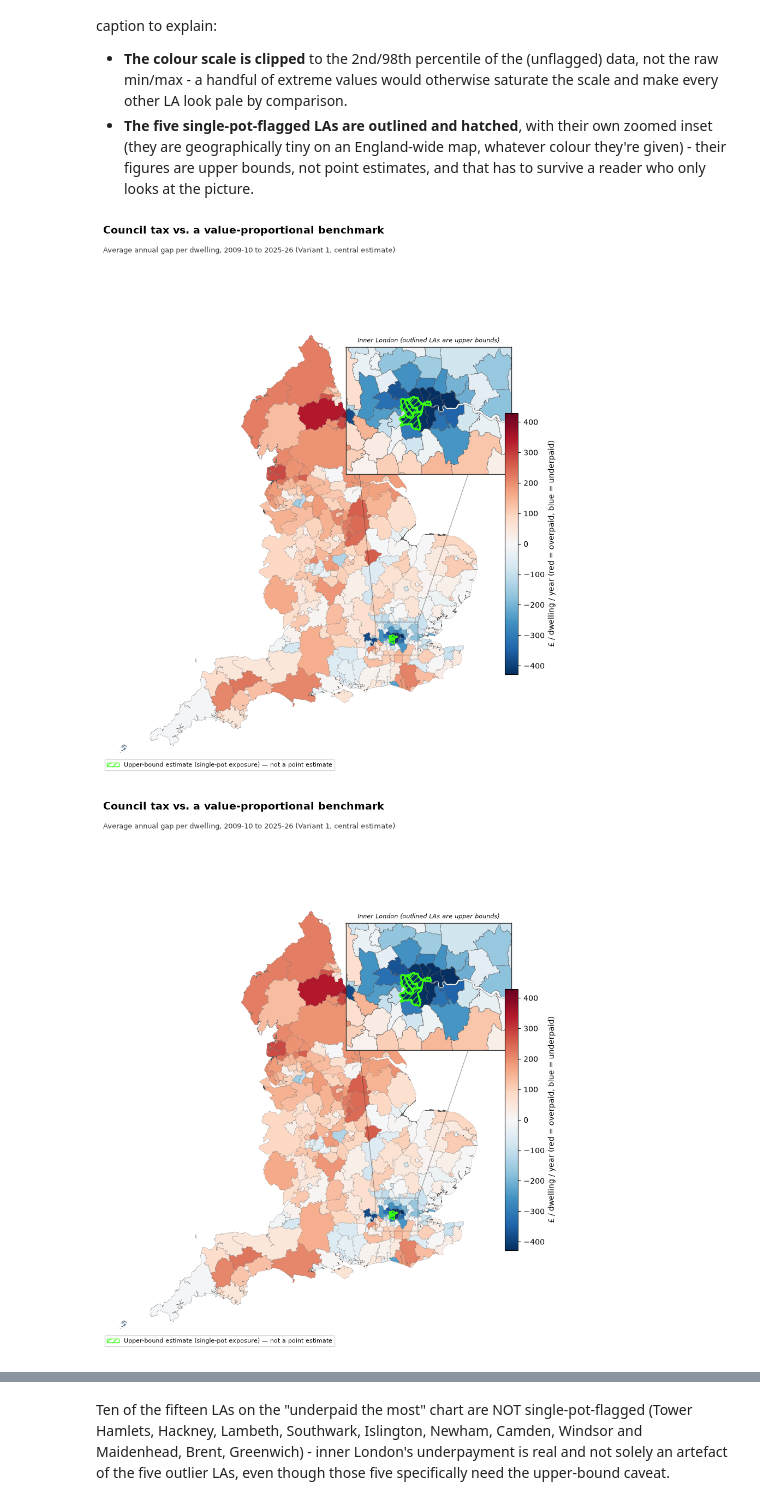
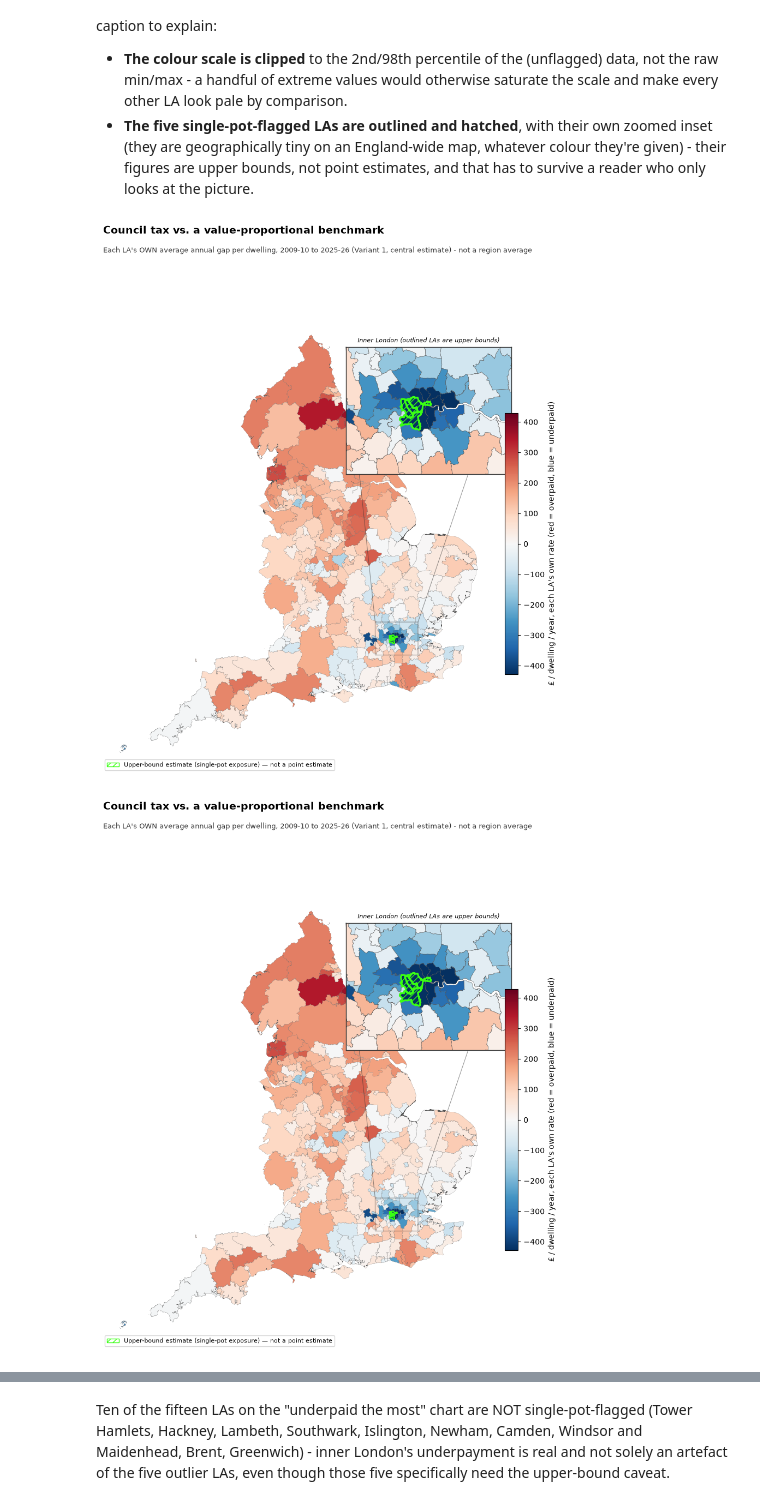
Before and after one commit to Kali89/council-tax-freeze-analysis, a Jupyter notebook: notebooks/03_results.ipynb, the cells around one changed output, grey strips where cells are left out. Drawn from its saved outputs; the diff is of its cells as text; code cells hidden in the pictures.

```diff
--- a/notebooks/03_results.ipynb
+++ b/notebooks/03_results.ipynb
@@ -123,26 +129,26 @@ Diverging red/blue, LA boundaries drawn - the same visual grammar as the Tax Pol
 # %%
 gdf = gpd.read_file(BOUNDARY_FILE)
 gdf = gdf[gdf["LAD25CD"].str.startswith("E")]
 
 london_geom = gdf[gdf["LAD25CD"].isin([c for c, r in REGION.items() if r == "London"])]
 minx, miny, maxx, maxy = london_geom.total_bounds
 pad_x, pad_y = (maxx - minx) * 0.08, (maxy - miny) * 0.08
 london_bbox = (minx - pad_x, miny - pad_y, maxx + pad_x, maxy + pad_y)
 
 fig, ax = plot_gap_choropleth(
     gdf, la_cum, value_col="per_dwelling_per_year_gbp",
     flagged_codes=SINGLE_POT_FLAGGED_LAS,
     title="Council tax vs. a value-proportional benchmark",
-    subtitle="Average annual gap per dwelling, 2009-10 to 2025-26 (Variant 1, central estimate)",
-    legend_label="£ / dwelling / year (red = overpaid, blue = underpaid)",
+    subtitle="Each LA's OWN average annual gap per dwelling, 2009-10 to 2025-26 (Variant 1, central estimate) - not a region average",
+    legend_label="£ / dwelling / year, each LA's own rate (red = overpaid, blue = underpaid)",
     inset_bbox=london_bbox,
     inset_label="Inner London (outlined LAs are upper bounds)",
 )
 fig.savefig("../outputs/choropleth_variant1.png", dpi=150, bbox_inches="tight")
 fig
 # %% [output]
-[figure, old version]
+[figure, new version]
-[figure, old version]
+[figure, new version]
 # %%
 fig, ax = plot_top_la_bars(
     la_cum, value_col="per_dwelling_per_year_gbp", name_col="authority", n=15, direction="positive",
```
Also changed, not shown: parts of 6 cells of this notebook, 3 other files.
